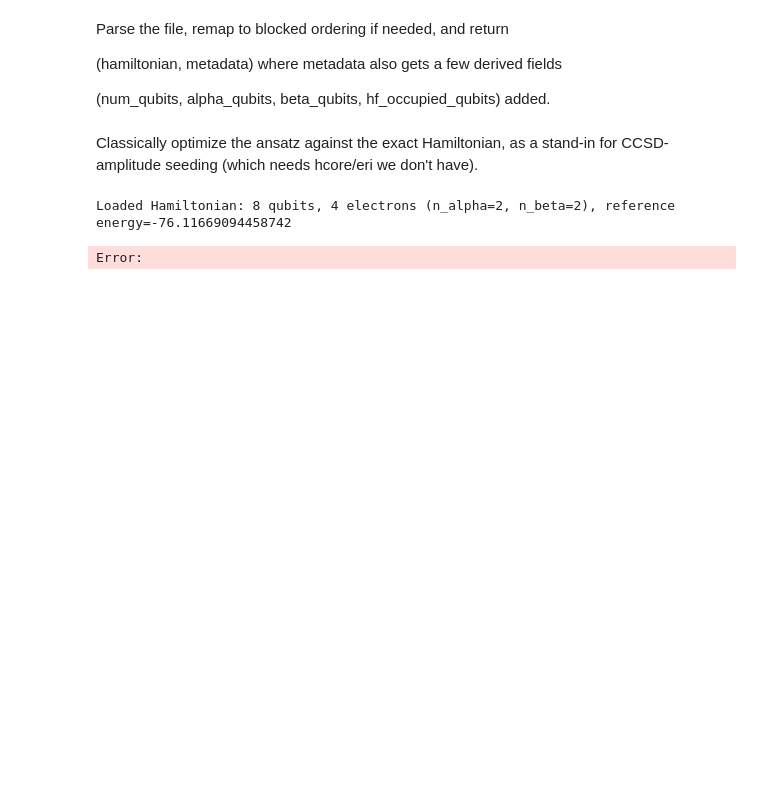
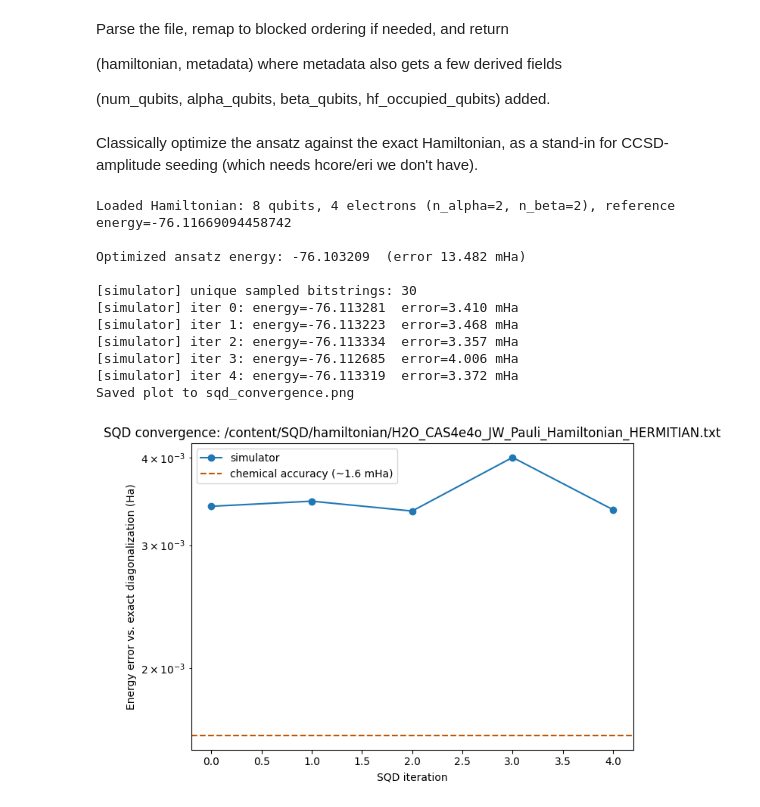
Before and after one commit to KhushiPandey1805/SQD, a Jupyter notebook: code/simVShardware.ipynb, the cells around one changed output. Drawn from its saved outputs; the diff is of its cells as text; code cells hidden in the pictures; blank space fills up the shorter version.

Commit message:
Plotted energy error v/s exact diagonalization

```diff
--- a/code/simVShardware.ipynb
+++ b/code/simVShardware.ipynb
@@ -266,32 +273,46 @@ def main():
     print(f"Optimized ansatz energy: {opt_result.fun:.6f}  "
           f"(error {((opt_result.fun - meta['reference_energy']) * 1000):.3f} mHa)\n")
 
     circuit = build_ansatz(opt_result.x, meta, rot_pairs, jastrow_pairs, measure=True)
 
     # ---------------- IDEAL / NOISELESS SIMULATOR ----------------
     sim_sampler = StatevectorSampler(seed=np.random.default_rng(0))
     sim_history = run_sqd_workflow(
         hamiltonian, meta, sim_sampler, circuit, shots=50_000, label="simulator"
     )
 
     # ---------------- REAL HARDWARE (uncomment once credentials are set) ----------------
 
+    """
+
     service = QiskitRuntimeService(channel="ibm_quantum_platform")  # requires QiskitRuntimeService.save_account(...) once, beforehand
     backend = service.least_busy(operational=True, simulator=False, min_num_qubits=meta["num_qubits"])
     pass_manager = generate_preset_pass_manager(backend=backend, optimization_level=2)
     isa_circuit = pass_manager.run(circuit)
     hw_sampler = SamplerV2(mode=backend)
     hw_history = run_sqd_workflow(
-        hamiltonian, meta, hw_sampler, isa_circuit, shots=50_000, label="hardware"
+        hamiltonian, meta, hw_sampler, isa_circuit, shots=1000, label="hardware"
         )
     plot_convergence({"simulator": sim_history, "hardware": hw_history},
                        meta["reference_energy"], title=f"SQD convergence: {FILEPATH}")
+
+    """
 
     plot_convergence({"simulator": sim_history}, meta["reference_energy"], title=f"SQD convergence: {FILEPATH}")
 
 
 if __name__ == "__main__":
     main()
 # %% [output]
 Loaded Hamiltonian: 8 qubits, 4 electrons (n_alpha=2, n_beta=2), reference energy=-76.11669094458742
+
+Optimized ansatz energy: -76.103209  (error 13.482 mHa)
+
+[simulator] unique sampled bitstrings: 30
+[simulator] iter 0: energy=-76.113281  error=3.410 mHa
+[simulator] iter 1: energy=-76.113223  error=3.468 mHa
+[simulator] iter 2: energy=-76.113334  error=3.357 mHa
+[simulator] iter 3: energy=-76.112685  error=4.006 mHa
+[simulator] iter 4: energy=-76.113319  error=3.372 mHa
+Saved plot to sqd_convergence.png
-Error:
+[figure, added]
```
Also changed, not shown: parts of 3 cells of this notebook.
